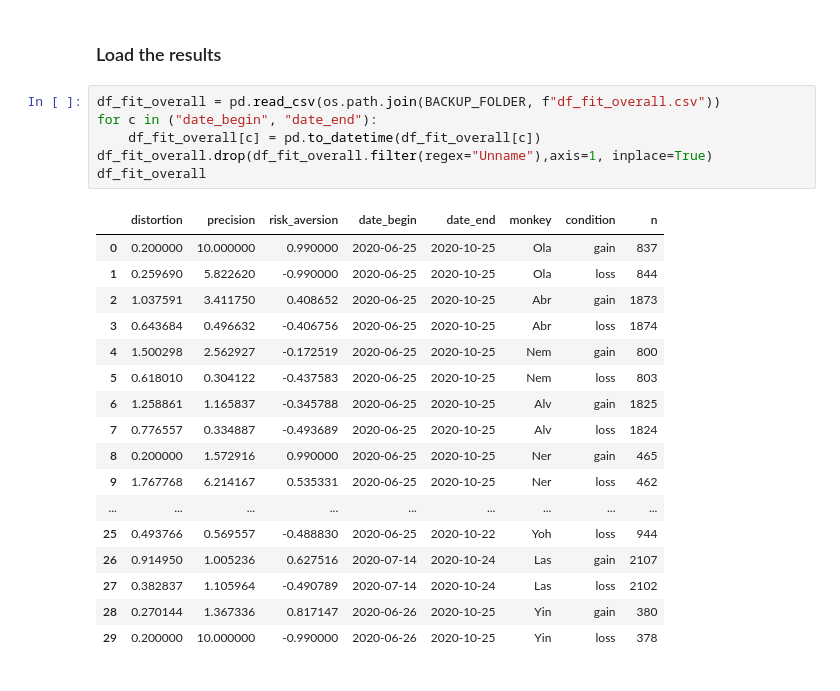
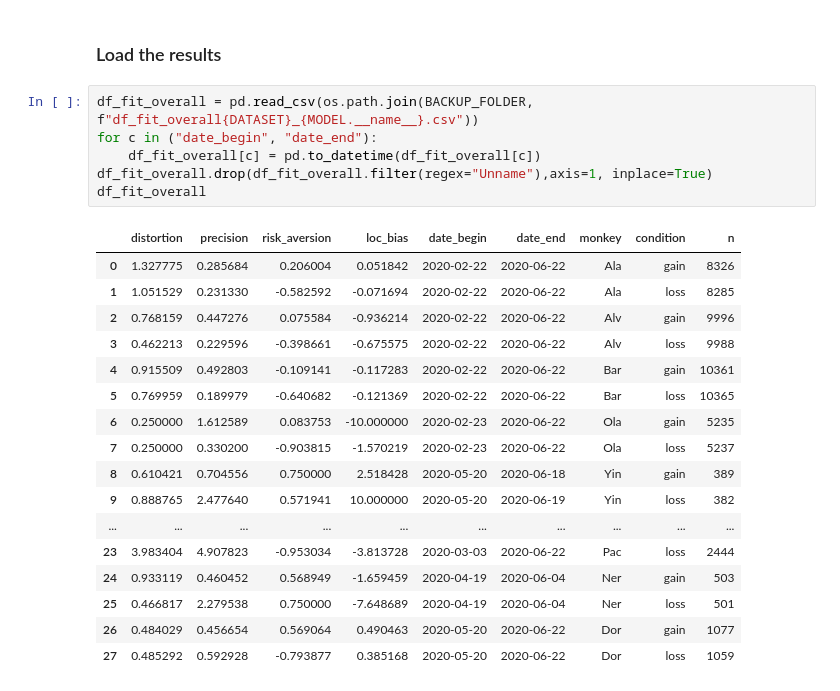
Before and after one commit to AurelienNioche/ProspecTonk, a Jupyter notebook: part1_data_fitting.ipynb, the cells around one changed output. Saved outputs shown, nothing was run; the diff lists cells and outputs as text.

```diff
--- a/part1_data_fitting.ipynb
+++ b/part1_data_fitting.ipynb
@@ -362,26 +288,26 @@ df_fit_overall.to_csv(os.path.join(BACKUP_FOLDER, f"df_fit_overall.csv"))
 # %% [markdown]
 ### Load the results
 # %%
-df_fit_overall = pd.read_csv(os.path.join(BACKUP_FOLDER, f"df_fit_overall.csv"))
+df_fit_overall = pd.read_csv(os.path.join(BACKUP_FOLDER, f"df_fit_overall{DATASET}_{MODEL.__name__}.csv"))
 for c in ("date_begin", "date_end"):
     df_fit_overall[c] = pd.to_datetime(df_fit_overall[c])
 df_fit_overall.drop(df_fit_overall.filter(regex="Unname"),axis=1, inplace=True)
 df_fit_overall
 # %% [output]
-|  | distortion | precision | risk_aversion | date_begin | date_end | monkey | condition | n |
-| 0 | 0.200000 | 10.000000 | 0.990000 | 2020-06-25 | 2020-10-25 | Ola | gain | 837 |
-| 1 | 0.259690 | 5.822620 | -0.990000 | 2020-06-25 | 2020-10-25 | Ola | loss | 844 |
-| 2 | 1.037591 | 3.411750 | 0.408652 | 2020-06-25 | 2020-10-25 | Abr | gain | 1873 |
-| 3 | 0.643684 | 0.496632 | -0.406756 | 2020-06-25 | 2020-10-25 | Abr | loss | 1874 |
-| 4 | 1.500298 | 2.562927 | -0.172519 | 2020-06-25 | 2020-10-25 | Nem | gain | 800 |
-| 5 | 0.618010 | 0.304122 | -0.437583 | 2020-06-25 | 2020-10-25 | Nem | loss | 803 |
-| 6 | 1.258861 | 1.165837 | -0.345788 | 2020-06-25 | 2020-10-25 | Alv | gain | 1825 |
-| 7 | 0.776557 | 0.334887 | -0.493689 | 2020-06-25 | 2020-10-25 | Alv | loss | 1824 |
-| 8 | 0.200000 | 1.572916 | 0.990000 | 2020-06-25 | 2020-10-25 | Ner | gain | 465 |
-| 9 | 1.767768 | 6.214167 | 0.535331 | 2020-06-25 | 2020-10-25 | Ner | loss | 462 |
-| ... | ... | ... | ... | ... | ... | ... | ... | ... |
-| 25 | 0.493766 | 0.569557 | -0.488830 | 2020-06-25 | 2020-10-22 | Yoh | loss | 944 |
-| 26 | 0.914950 | 1.005236 | 0.627516 | 2020-07-14 | 2020-10-24 | Las | gain | 2107 |
-| 27 | 0.382837 | 1.105964 | -0.490789 | 2020-07-14 | 2020-10-24 | Las | loss | 2102 |
-| 28 | 0.270144 | 1.367336 | 0.817147 | 2020-06-26 | 2020-10-25 | Yin | gain | 380 |
-| 29 | 0.200000 | 10.000000 | -0.990000 | 2020-06-26 | 2020-10-25 | Yin | loss | 378 |
+|  | distortion | precision | risk_aversion | loc_bias | date_begin | date_end | monkey | condition | n |
+| 0 | 1.327775 | 0.285684 | 0.206004 | 0.051842 | 2020-02-22 | 2020-06-22 | Ala | gain | 8326 |
+| 1 | 1.051529 | 0.231330 | -0.582592 | -0.071694 | 2020-02-22 | 2020-06-22 | Ala | loss | 8285 |
+| 2 | 0.768159 | 0.447276 | 0.075584 | -0.936214 | 2020-02-22 | 2020-06-22 | Alv | gain | 9996 |
+| 3 | 0.462213 | 0.229596 | -0.398661 | -0.675575 | 2020-02-22 | 2020-06-22 | Alv | loss | 9988 |
+| 4 | 0.915509 | 0.492803 | -0.109141 | -0.117283 | 2020-02-22 | 2020-06-22 | Bar | gain | 10361 |
+| 5 | 0.769959 | 0.189979 | -0.640682 | -0.121369 | 2020-02-22 | 2020-06-22 | Bar | loss | 10365 |
+| 6 | 0.250000 | 1.612589 | 0.083753 | -10.000000 | 2020-02-23 | 2020-06-22 | Ola | gain | 5235 |
+| 7 | 0.250000 | 0.330200 | -0.903815 | -1.570219 | 2020-02-23 | 2020-06-22 | Ola | loss | 5237 |
+| 8 | 0.610421 | 0.704556 | 0.750000 | 2.518428 | 2020-05-20 | 2020-06-18 | Yin | gain | 389 |
+| 9 | 0.888765 | 2.477640 | 0.571941 | 10.000000 | 2020-05-20 | 2020-06-19 | Yin | loss | 382 |
+| ... | ... | ... | ... | ... | ... | ... | ... | ... | ... |
+| 23 | 3.983404 | 4.907823 | -0.953034 | -3.813728 | 2020-03-03 | 2020-06-22 | Pac | loss | 2444 |
+| 24 | 0.933119 | 0.460452 | 0.568949 | -1.659459 | 2020-04-19 | 2020-06-04 | Ner | gain | 503 |
+| 25 | 0.466817 | 2.279538 | 0.750000 | -7.648689 | 2020-04-19 | 2020-06-04 | Ner | loss | 501 |
+| 26 | 0.484029 | 0.456654 | 0.569064 | 0.490463 | 2020-05-20 | 2020-06-22 | Dor | gain | 1077 |
+| 27 | 0.485292 | 0.592928 | -0.793877 | 0.385168 | 2020-05-20 | 2020-06-22 | Dor | loss | 1059 |
```
Also changed, not shown: parts of 12 cells of this notebook, 19 other files.
